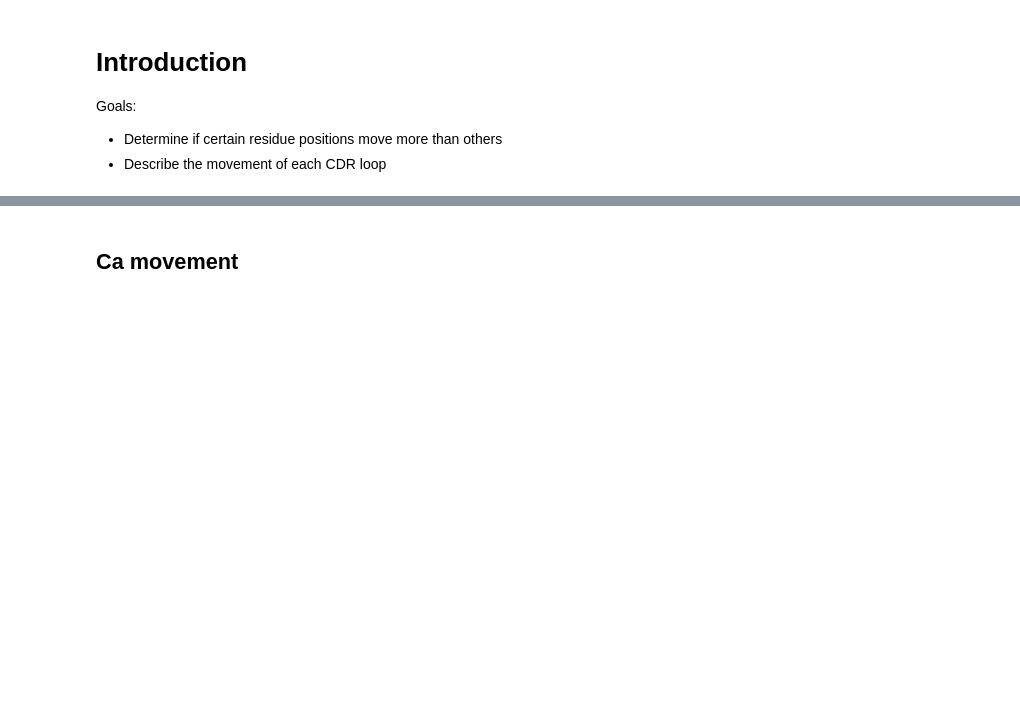
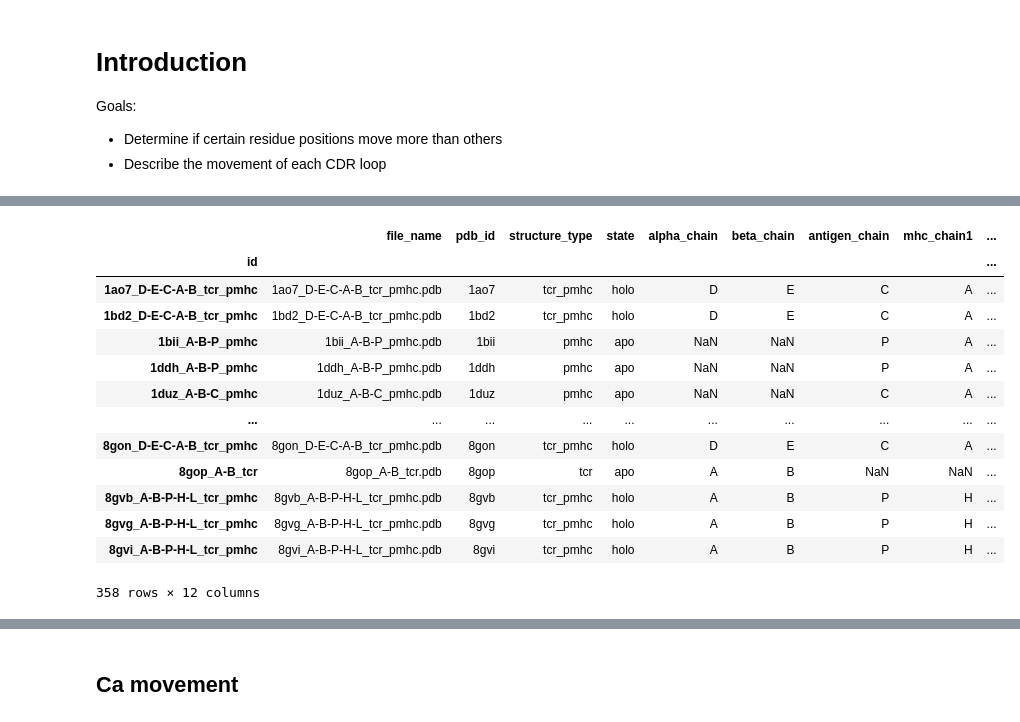
Before and after one commit to benjiemc/tcr-pmhc-interface-analysis, a Jupyter notebook: notebooks/Per residue changes of TCR CDR between apo and holo structures.ipynb, the cells around one changed output, grey strips where cells are left out. Saved outputs shown, nothing was run; the diff lists cells and outputs as text; code cells hidden in the pictures; blank space fills up the shorter version.

Commit message:
Update notebook with new data

```diff
--- a/notebooks/Per residue changes of TCR CDR between apo and holo structures.ipynb
+++ b/notebooks/Per residue changes of TCR CDR between apo and holo structures.ipynb
@@ -275,0 +55,23 @@ results = results.groupby(['group',
+# %%
+summary_df = pd.read_csv('../data/processed/apo-holo-tcr-pmhc-class-I/apo_holo_summary.csv')
+
+ids = summary_df['file_name'].str.replace('.pdb', '')
+ids.name = 'id'
+summary_df = summary_df.set_index(ids)
+
+summary_df
+# %% [output]
+|  | file_name | pdb_id | structure_type | state | alpha_chain | beta_chain | antigen_chain | mhc_chain1 | ... |
+| id |  |  |  |  |  |  |  |  | ... |
+| 1ao7_D-E-C-A-B_tcr_pmhc | 1ao7_D-E-C-A-B_tcr_pmhc.pdb | 1ao7 | tcr_pmhc | holo | D | E | C | A | ... |
+| 1bd2_D-E-C-A-B_tcr_pmhc | 1bd2_D-E-C-A-B_tcr_pmhc.pdb | 1bd2 | tcr_pmhc | holo | D | E | C | A | ... |
+| 1bii_A-B-P_pmhc | 1bii_A-B-P_pmhc.pdb | 1bii | pmhc | apo | NaN | NaN | P | A | ... |
+| 1ddh_A-B-P_pmhc | 1ddh_A-B-P_pmhc.pdb | 1ddh | pmhc | apo | NaN | NaN | P | A | ... |
+| 1duz_A-B-C_pmhc | 1duz_A-B-C_pmhc.pdb | 1duz | pmhc | apo | NaN | NaN | C | A | ... |
+| ... | ... | ... | ... | ... | ... | ... | ... | ... | ... |
+| 8gon_D-E-C-A-B_tcr_pmhc | 8gon_D-E-C-A-B_tcr_pmhc.pdb | 8gon | tcr_pmhc | holo | D | E | C | A | ... |
+| 8gop_A-B_tcr | 8gop_A-B_tcr.pdb | 8gop | tcr | apo | A | B | NaN | NaN | ... |
+| 8gvb_A-B-P-H-L_tcr_pmhc | 8gvb_A-B-P-H-L_tcr_pmhc.pdb | 8gvb | tcr_pmhc | holo | A | B | P | H | ... |
+| 8gvg_A-B-P-H-L_tcr_pmhc | 8gvg_A-B-P-H-L_tcr_pmhc.pdb | 8gvg | tcr_pmhc | holo | A | B | P | H | ... |
+| 8gvi_A-B-P-H-L_tcr_pmhc | 8gvi_A-B-P-H-L_tcr_pmhc.pdb | 8gvi | tcr_pmhc | holo | A | B | P | H | ... |
+358 rows × 12 columns
```
Also changed, not shown: parts of 34 cells of this notebook, 1 other file.
